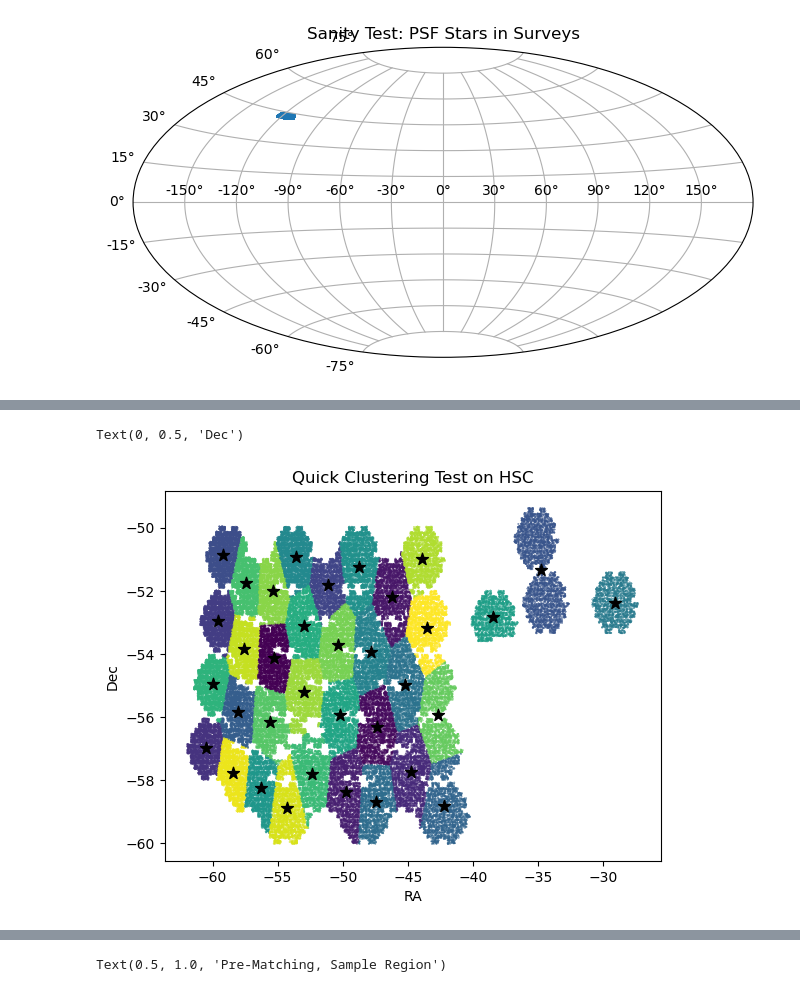
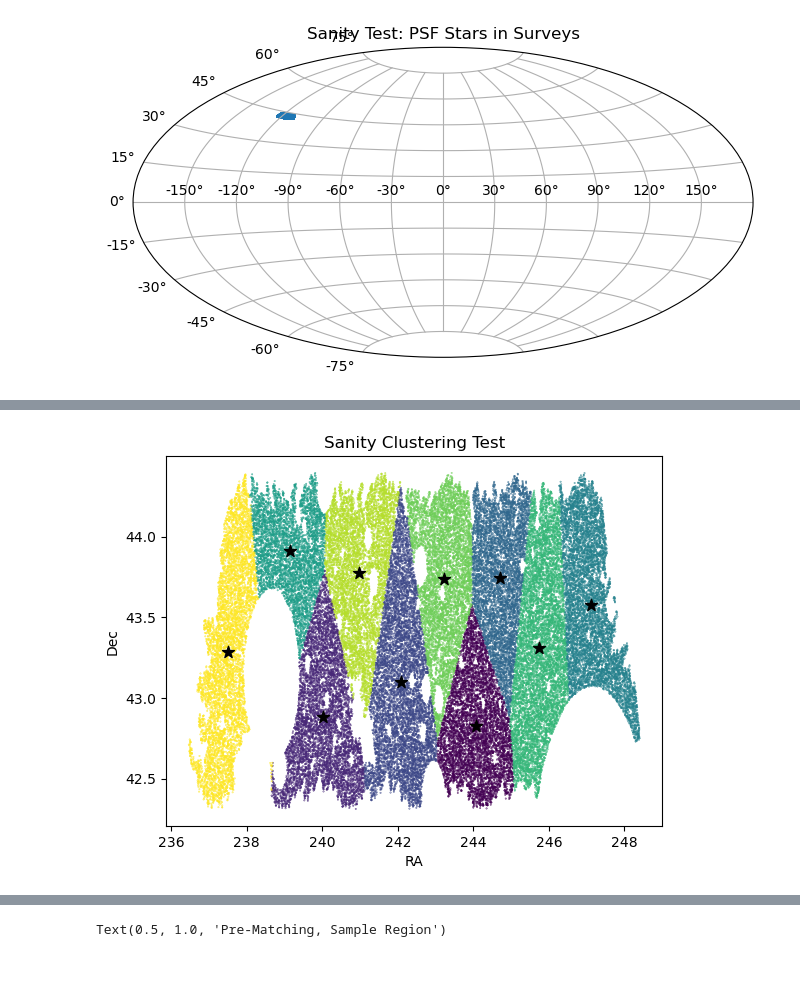
Before and after one commit to ShrihanSolo/gaia_psf_match, a Jupyter notebook: HSC_PSF_A.ipynb, the cells around one changed output, grey strips where cells are left out. Saved outputs shown, nothing was run; the diff lists cells and outputs as text; code cells hidden in the pictures.

```diff
--- a/HSC_PSF_A.ipynb
+++ b/HSC_PSF_A.ipynb
@@ -300,4 +48,14 @@ cluster_num
 # %%
+# Get 2D array of ra and dec from dataframe
+ra_dec = np.array([hsc_y1['ra'], hsc_y1['dec']]).T
+
+# Perform clustering
+number_of_clusters = 10
+cents = kmeans(ra_dec, number_of_clusters)
+centroids = cents[0]
+cluster_num = vq(ra_dec, centroids)
+
+# Generate cluster info df
 max_dist_pts = {i:[np.array([k for k in cluster_num[1][cluster_num[0] == i]]).max()] for i in range(number_of_clusters)}
 cluster_info = pd.DataFrame(max_dist_pts).T
 cluster_info.columns = ["max_dist"]
@@ -327,22 +65,27 @@ cluster_info
 # %%
-# scatter plot of K-Means cluster
-plt.scatter(obs[0],
-               obs[1],
-               c=cluster_num[0], s  = 0.1)
+# Sanity check: plot clustering result
+def plot_cluster_test(ra_dec, centroids, cluster_num):
 
-# Centroid of the clusters
-plt.scatter(centroids[:, 0],
-            centroids[:, 1],
-            marker='*',
-            s=80,
-            color='black')
+    # scatter plot of K-Means cluster
+    plt.scatter(ra_dec[:, 0],
+                ra_dec[:, 1],
+                c=cluster_num[0], s  = 0.1)
 
-plt.title("Quick Clustering Test on HSC")
-plt.xlabel("RA")
-plt.ylabel("Dec")
+    # Centroid of the clusters
+    plt.scatter(centroids[:, 0],
+                centroids[:, 1],
+                marker='*',
+                s=80,
+                color='black')
+
+    plt.title("Sanity Clustering Test")
+    plt.xlabel("RA")
+    plt.ylabel("Dec")
+
+# plot cluster test
+plot_cluster_test(ra_dec, cents[0], cluster_num)
 # %% [output]
-Text(0, 0.5, 'Dec')
-[figure, old version]
+[figure, new version]
 # %%
 def query_gaia_for_cluster(ra, dec, dist):
     # Define the center coordinates of your region and the search radius
```
Also changed, not shown: parts of 33 cells of this notebook.
